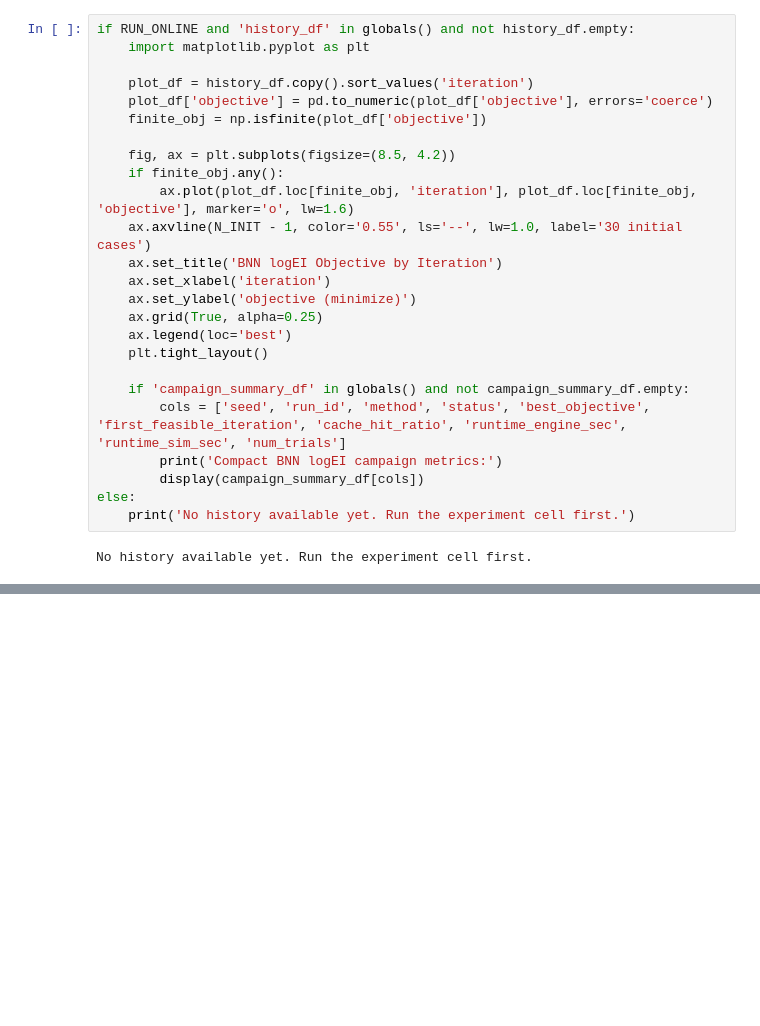
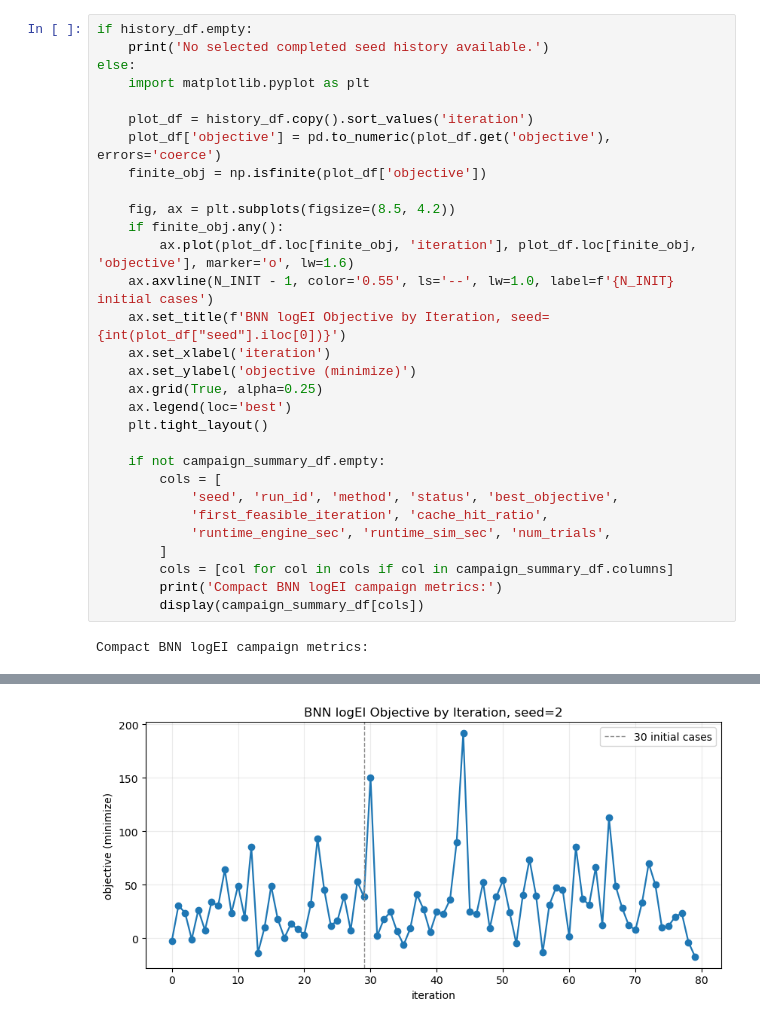
Before and after one commit to ivancanull/vector, a Jupyter notebook: notebooks/bnn_online_experiment.ipynb, the cells around one changed output, grey strips where cells are left out. Drawn from its saved outputs; the diff is of its cells as text; blank space fills up the shorter version.

```diff
--- a/notebooks/bnn_online_experiment.ipynb
+++ b/notebooks/bnn_online_experiment.ipynb
@@ -616,27 +312,32 @@ No history available yet. Run the experiment cell first.
 # %%
-if RUN_ONLINE and 'history_df' in globals() and not history_df.empty:
+if history_df.empty:
+    print('No selected completed seed history available.')
+else:
     import matplotlib.pyplot as plt
 
     plot_df = history_df.copy().sort_values('iteration')
-    plot_df['objective'] = pd.to_numeric(plot_df['objective'], errors='coerce')
+    plot_df['objective'] = pd.to_numeric(plot_df.get('objective'), errors='coerce')
     finite_obj = np.isfinite(plot_df['objective'])
 
     fig, ax = plt.subplots(figsize=(8.5, 4.2))
     if finite_obj.any():
         ax.plot(plot_df.loc[finite_obj, 'iteration'], plot_df.loc[finite_obj, 'objective'], marker='o', lw=1.6)
-    ax.axvline(N_INIT - 1, color='0.55', ls='--', lw=1.0, label='30 initial cases')
-    ax.set_title('BNN logEI Objective by Iteration')
+    ax.axvline(N_INIT - 1, color='0.55', ls='--', lw=1.0, label=f'{N_INIT} initial cases')
+    ax.set_title(f'BNN logEI Objective by Iteration, seed={int(plot_df["seed"].iloc[0])}')
     ax.set_xlabel('iteration')
     ax.set_ylabel('objective (minimize)')
     ax.grid(True, alpha=0.25)
     ax.legend(loc='best')
     plt.tight_layout()
 
-    if 'campaign_summary_df' in globals() and not campaign_summary_df.empty:
-        cols = ['seed', 'run_id', 'method', 'status', 'best_objective', 'first_feasible_iteration', 'cache_hit_ratio', 'runtime_engine_sec', 'runtime_sim_sec', 'num_trials']
+    if not campaign_summary_df.empty:
+        cols = [
+            'seed', 'run_id', 'method', 'status', 'best_objective',
+            'first_feasible_iteration', 'cache_hit_ratio',
+            'runtime_engine_sec', 'runtime_sim_sec', 'num_trials',
+        ]
+        cols = [col for col in cols if col in campaign_summary_df.columns]
         print('Compact BNN logEI campaign metrics:')
         display(campaign_summary_df[cols])
-else:
-    print('No history available yet. Run the experiment cell first.')
 # %% [output]
-No history available yet. Run the experiment cell first.
+Compact BNN logEI campaign metrics:
@@ -643 +348,2 @@ No history available yet. Run the experiment cell first.
+[figure, added]
 # %%
```
Also changed, not shown: parts of 11 cells of this notebook, 39 other files.
